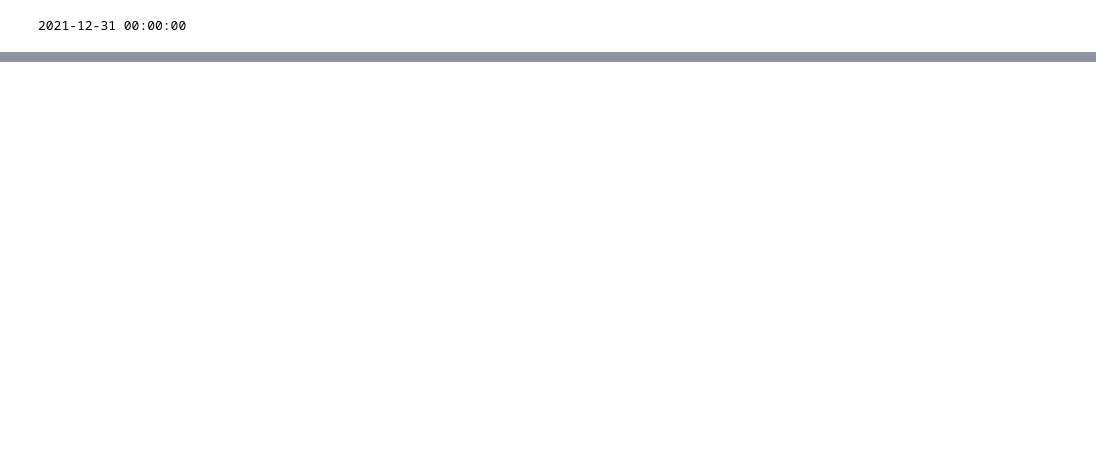
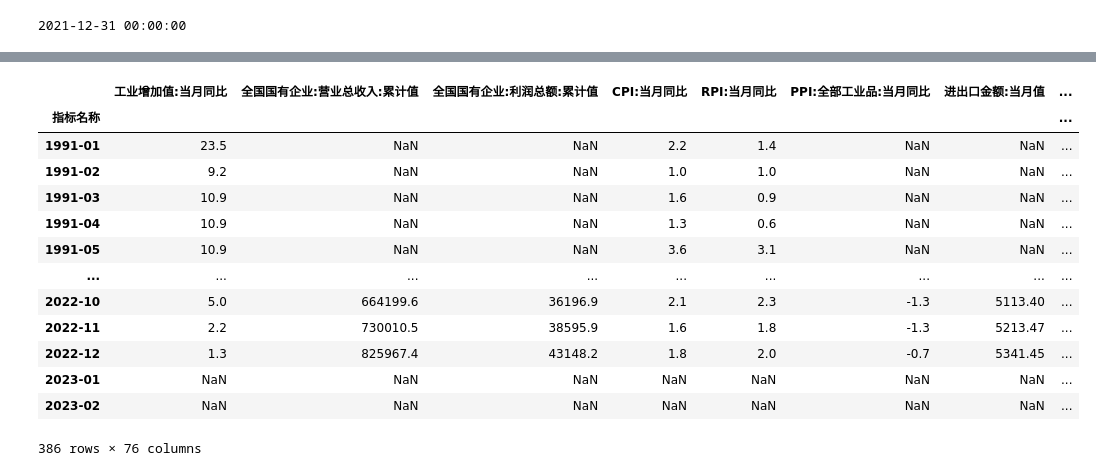
Before and after one commit to CharlesDZhang/China-GDP-Nowcasting, a Jupyter notebook: bvar.ipynb, the cells around one changed output, grey strips where cells are left out. Drawn from its saved outputs; the diff is of its cells as text; code cells hidden in the pictures; blank space fills up the shorter version.

```diff
--- a/bvar.ipynb
+++ b/bvar.ipynb
@@ -404,0 +412,20 @@ pd.concat([GDP_YOY_SECTORS['2013':'2022'][i],GDP_YOY_SECTORS_lag0['2013':'2022']
+# %%
+ALL_MACRO_DATA.index = ALL_MACRO_DATA.index.to_period("M")
+df_grouped = ALL_MACRO_DATA.groupby(ALL_MACRO_DATA.index)
+ALL_MACRO_DATA_M = df_grouped.tail(1)
+ALL_MACRO_DATA_M
+# %% [output]
+|  | 工业增加值:当月同比 | 全国国有企业:营业总收入:累计值 | 全国国有企业:利润总额:累计值 | CPI:当月同比 | RPI:当月同比 | PPI:全部工业品:当月同比 | 进出口金额:当月值 | ... |
+| 指标名称 |  |  |  |  |  |  |  | ... |
+| 1991-01 | 23.5 | NaN | NaN | 2.2 | 1.4 | NaN | NaN | ... |
+| 1991-02 | 9.2 | NaN | NaN | 1.0 | 1.0 | NaN | NaN | ... |
+| 1991-03 | 10.9 | NaN | NaN | 1.6 | 0.9 | NaN | NaN | ... |
+| 1991-04 | 10.9 | NaN | NaN | 1.3 | 0.6 | NaN | NaN | ... |
+| 1991-05 | 10.9 | NaN | NaN | 3.6 | 3.1 | NaN | NaN | ... |
+| ... | ... | ... | ... | ... | ... | ... | ... | ... |
+| 2022-10 | 5.0 | 664199.6 | 36196.9 | 2.1 | 2.3 | -1.3 | 5113.40 | ... |
+| 2022-11 | 2.2 | 730010.5 | 38595.9 | 1.6 | 1.8 | -1.3 | 5213.47 | ... |
+| 2022-12 | 1.3 | 825967.4 | 43148.2 | 1.8 | 2.0 | -0.7 | 5341.45 | ... |
+| 2023-01 | NaN | NaN | NaN | NaN | NaN | NaN | NaN | ... |
+| 2023-02 | NaN | NaN | NaN | NaN | NaN | NaN | NaN | ... |
+386 rows × 76 columns
```
Also changed, not shown: parts of 12 cells of this notebook, 2 other files.
